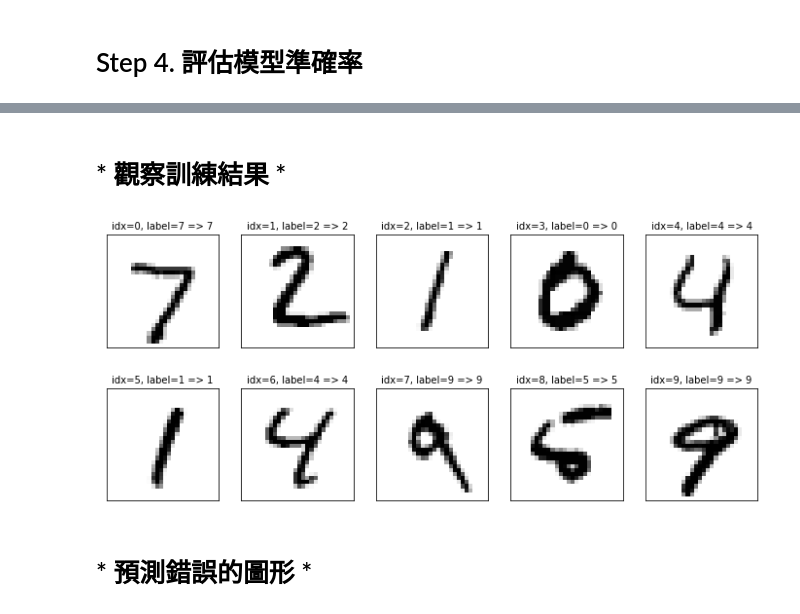
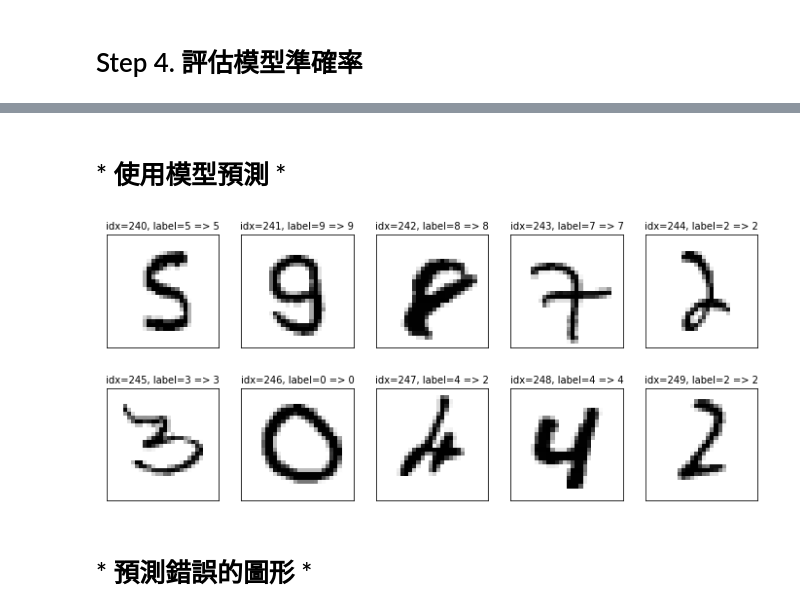
Before and after one commit to VincentCheng34/StudyOnPython, a Jupyter notebook: 20190601/Keras_Mnist_MLP_h256.ipynb, the cells around one changed output, grey strips where cells are left out. Drawn from its saved outputs; the diff is of its cells as text; code cells hidden in the pictures.

```diff
--- a/20190601/Keras_Mnist_MLP_h256.ipynb
+++ b/20190601/Keras_Mnist_MLP_h256.ipynb
@@ -158,12 +169,12 @@ accuracy= 0.9753
 # %% [markdown]
-# * 觀察訓練結果 *
+# * 使用模型預測 *
 # %%
 predict_array = model.predict(x_Test_normalize)
 predict = np.argmax(predict_array, axis=1)
 # %%
-plot_images_labels_prediction(x_test_image, y_test_label, predict, 0)
+plot_images_labels_prediction(x_test_image, y_test_label, predict, 240)
 # %% [output]
-[figure, old version]
+[figure, new version]
 # %% [markdown]
 # * 預測錯誤的圖形 *
 # %%
```
Also changed, not shown: parts of 12 cells of this notebook.
